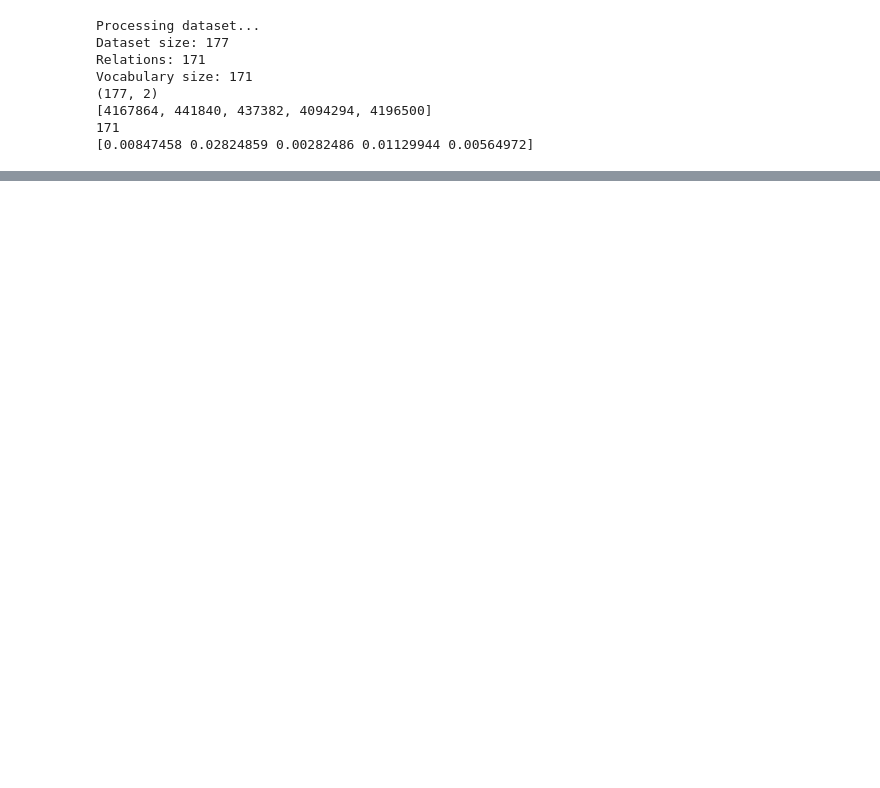
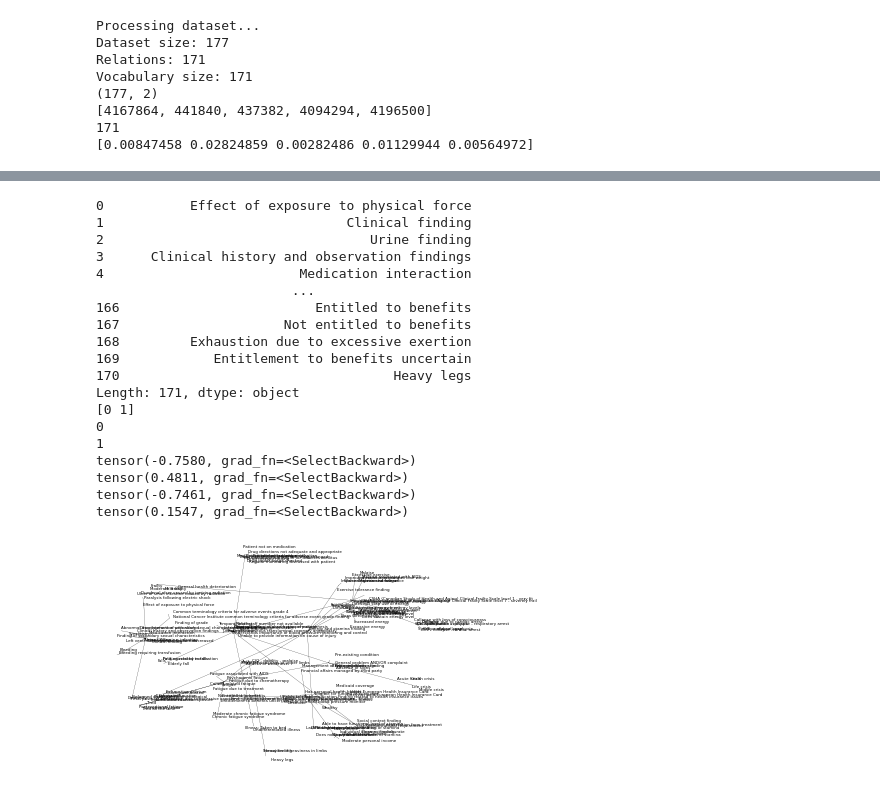
Before and after one commit to mi-erasmusmc/omop-poincare, a Jupyter notebook: main_notebook.ipynb, the cells around one changed output, grey strips where cells are left out. Saved outputs shown, nothing was run; the diff lists cells and outputs as text; code cells hidden in the pictures; blank space fills up the shorter version.

```diff
--- a/main_notebook.ipynb
+++ b/main_notebook.ipynb
@@ -19,7 +19,7 @@ from riemannianSgd import RiemannianSGD
 from model import Model
 import helpers
 
-OUT_DIMENSIONS = 2
+OUT_DIMENSIONS = 3
 NEG_SAMPLES = 50
 EPOCH = 300
 torch.set_default_dtype(torch.float64)
@@ -221,19 +249,19 @@ import matplotlib.pyplot as plt
 # coordinates = model["state_dict"]["embedding.weight"].numpy()
 # print(model.state_dict()['embedding.weight'])
 coordinates = model.embedding.weight
-print(coordinates)
+# print(coordinates)
 #######################################################
-# # some experiment with 3d plotting in TF projector
-# x_np = coordinates.detach().numpy()
-# x_df = pd.DataFrame(x_np)
-# x_df.to_csv(Path('data','tmp.tsv'), sep="\t", index=False, header=False)
-#
-# df = pd.Series(dictData)
-# df.to_string()
-# print(df)
-# df.to_csv(Path('data','lab.tsv'), sep="\t", index=False, header=False,
-#           quoting=csv.QUOTE_NONNUMERIC)
-# # df["index"].map(dictData)
+# some experiment with 3d plotting in TF projector
+x_np = coordinates.detach().numpy()
+x_df = pd.DataFrame(x_np)
+x_df.to_csv(Path('data','tmp.tsv'), sep="\t", index=False, header=False)
+
+df = pd.Series(dictData)
+df.to_string()
+print(df)
+df.to_csv(Path('data','lab.tsv'), sep="\t", index=False, header=False,
+          quoting=csv.QUOTE_NONNUMERIC)
+# df["index"].map(dictData)
 ###########################
 
 # print(len(objects))
@@ -249,8 +277,14 @@ plt.axis('off')
 data, objects, weights = helpers.load_edge_list(Path("data", "dist1Sample.csv"))
 # data, weights, names, neighbors, diff_summed, num_relations = helpers.load_dataset("data/dist1Sample.csv")
 
+# add some jitter to better see labels
+jitter = 0.05
+jitter_x = np.random.uniform(low=-jitter, high = jitter, size=(coordinates.shape[0], ))
+jitter_y = np.random.uniform(low=-jitter, high = jitter, size=(coordinates.shape[0], ))
+
 for x in range(coordinates.shape[0]):
-    plt.annotate(dictData[x], (coordinates[x,0], coordinates[x,1]), fontsize=4)
+    plt.annotate(dictData[x], (coordinates[x,0].detach().numpy()+jitter_x[x],
+                               coordinates[x,1].detach().numpy()+jitter_y[x]), fontsize=4)
     # plt.annotate(dictData[x], (coordinates[x,0]*100, coordinates[x,1]*100),
     #              bbox={"fc":"white", "alpha":0.9}, fontsize=4)
 i=0
@@ -265,30 +299,51 @@ print(coordinates[data[i][1], 0])
 print(coordinates[data[i][1], 1])
 # x_values = [coordinates[]]
 
 # Plot edges of original hierarchy
 for i in range(data.shape[0]):
     x_values = [coordinates[data[i][0], 0].detach().numpy(), coordinates[data[i][1], 0].detach().numpy()]
     y_values = [coordinates[data[i][0], 1].detach().numpy(), coordinates[data[i][1], 1].detach().numpy()]
 #
 #     x_val = [coordinates[data[x][0],0].detach().numpy(), coordinates[data[x][1],1].detach().numpy()]
 #     y_val = [coordinates[data[x][0],0].detach().numpy(), coordinates[data[x][1],1].detach().numpy()]
     plt.plot(x_values, y_values, color="black", linewidth=0.2)
 
 plt.savefig(Path("data", "hierarchy_embed.png"), dpi=300, facecolor="white")
 plt.show()
 
 # coordinates = model.embedding.weight
 # coordinates = coordinates.detach().numpy()
 # coordinates
 #print(coordinates.shape[0])
 # # print(coordinates)
 # #pl.plot(pl.randn(100))
 #
 # for x in range(coordinates.shape[0]):
 #     pl.annotate(dictData[x], (coordinates[x,0], coordinates[x,1]), fontsize=4)
 #     # pl.scatter(coordinates[x,0], coordinates[x,1])
 #     display.clear_output(wait=True)
 #     display.display(pl.gcf())
 #
 #     # pl.annotate(dictData[x], (coordinates[x,0], coordinates[x,1]), fontsize=4)
 #
+# %% [output]
+0           Effect of exposure to physical force
+1                               Clinical finding
+2                                  Urine finding
+3      Clinical history and observation findings
+4                         Medication interaction
+                         ...
+166                         Entitled to benefits
+167                     Not entitled to benefits
+168         Exhaustion due to excessive exertion
+169            Entitlement to benefits uncertain
+170                                   Heavy legs
+Length: 171, dtype: object
+[0 1]
+0
+1
+tensor(-0.7580, grad_fn=<SelectBackward>)
+tensor(0.4811, grad_fn=<SelectBackward>)
+tensor(-0.7461, grad_fn=<SelectBackward>)
+tensor(0.1547, grad_fn=<SelectBackward>)
+[figure, added]
```
Also changed, not shown: parts of 3 cells of this notebook, 4 other files.
